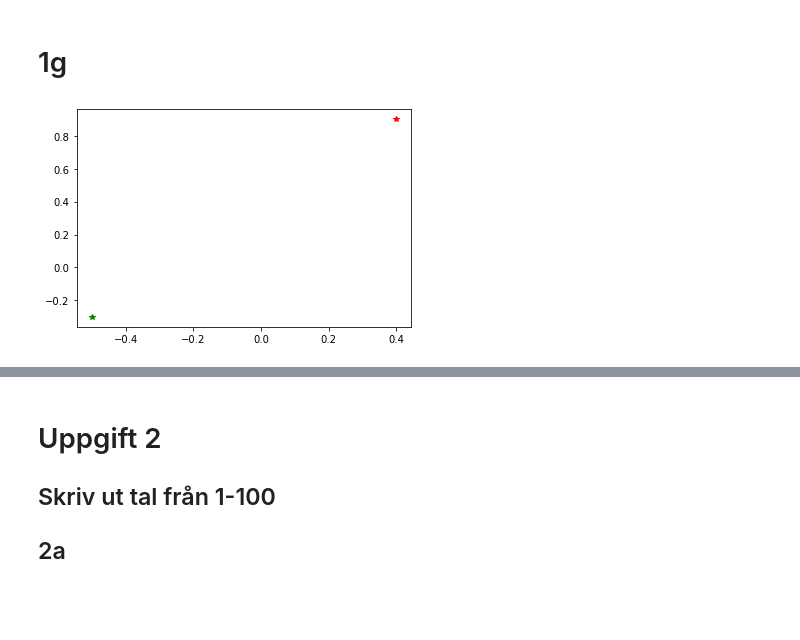
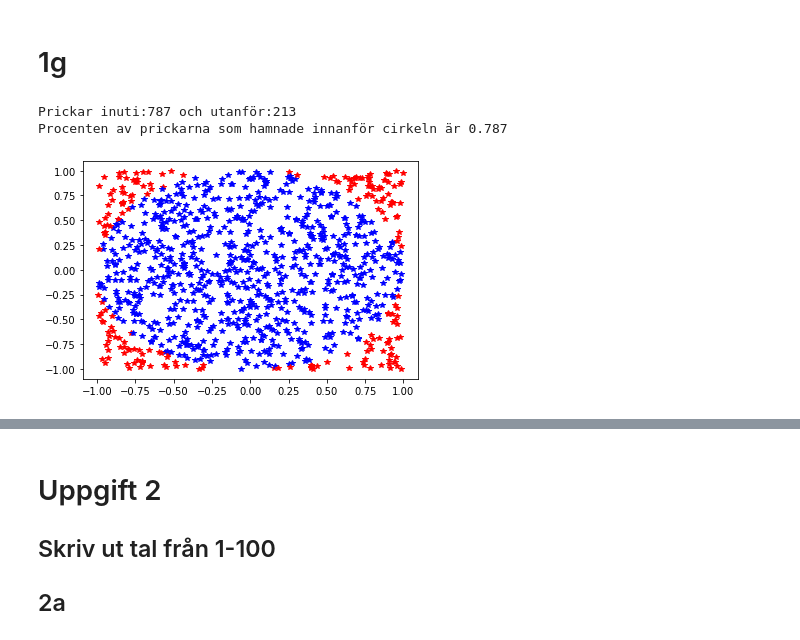
Before and after one commit to Limpan0305/linus_sundsten_TE19C, a Jupyter notebook: Programmering1/Programmeringslaboration/Uppgift1.ipynb, the cells around one changed output, grey strips where cells are left out. Cells and saved outputs as stored; diff of their text form; code cells hidden in the pictures; blank space fills up the shorter version.

```diff
--- a/Programmering1/Programmeringslaboration/Uppgift1.ipynb
+++ b/Programmering1/Programmeringslaboration/Uppgift1.ipynb
@@ -75,16 +82,27 @@ plt.show() #Visar diagrammet
 #Resultatet från ovan var 0.82 eller 82 procent och om jag multiplicerar det med 4 så får jag: 0.82*4=3.28. Man får detta svaret eftersom att det närmar sig pi vilket är 3.14. Det närmar sig pi eftersom att våran form där vi exkluderaxe vissa prickar var en cirkel och den räknar omkrets, area med hjälp av pi.
 # %% [markdown]
 # 1g
-# %%
-import matplotlib.pyplot as plt
-x1 = 0.4
-y1 = 0.9
-
-x2 = -0.5
-y2 = -0.3
-
-plt.plot(x1,y1,"*r")
-plt.plot(x2,y2,"*g")
-plt.show()
-# %% [output]
-[figure, removed]
+# %%
+import random as rnd #Importar random eftersom jag använder det senare när jag ska slumpa flera punkter
+import matplotlib.pyplot as plt
+inne=0 #Sätter ett startvärde för en variabel så den kan ränkas senare, samma sak för raden nedanför
+ute=0
+
+for i in range(1000): #Vill upprepa det 100 gånger
+    x = rnd.uniform(-1,1) #Bestämmer intervall för prickarna i x-led
+    y = rnd.uniform(-1,1) #Bestämmer intervall för prickarna i y-led
+    if x**2+y**2 <= 1: #De punkterna som hamnar i cirkeln
+            inne+=1 #Ökar antalet med 1 varje gång if satsen inträffar
+            plt.plot(x,y, '*b') #Printa de punkter som ligger innnaför cirkeln
+    else: #Punkterna som inte hamnar i cirkeln
+            ute+=1 #Ökar antalet med 1 varje gång if satsen (else) inträffar
+            plt.plot(x,y, '*r') #Printa de punkter som ligger utanför cirkeln
+
+Procenten = inne/1000 #Får fram en procent av hur många prickar som hamnade innanför cirkeln
+
+print(f"Prickar inuti:{inne} och utanför:{ute}")
+print(f"Procenten av prickarna som hamnade innanför cirkeln är {Procenten}")
+# %% [output]
+Prickar inuti:787 och utanför:213
+Procenten av prickarna som hamnade innanför cirkeln är 0.787
+[figure, added]
```
Also changed, not shown: parts of 7 cells of this notebook.
